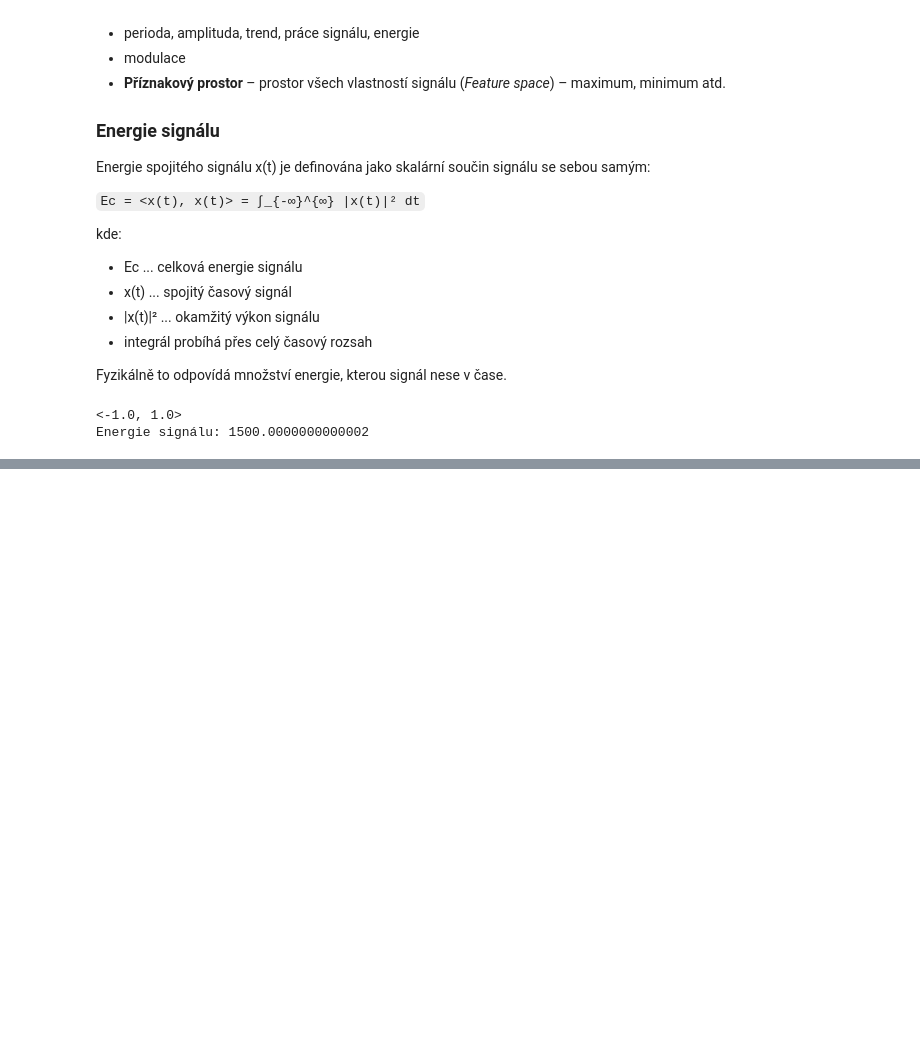
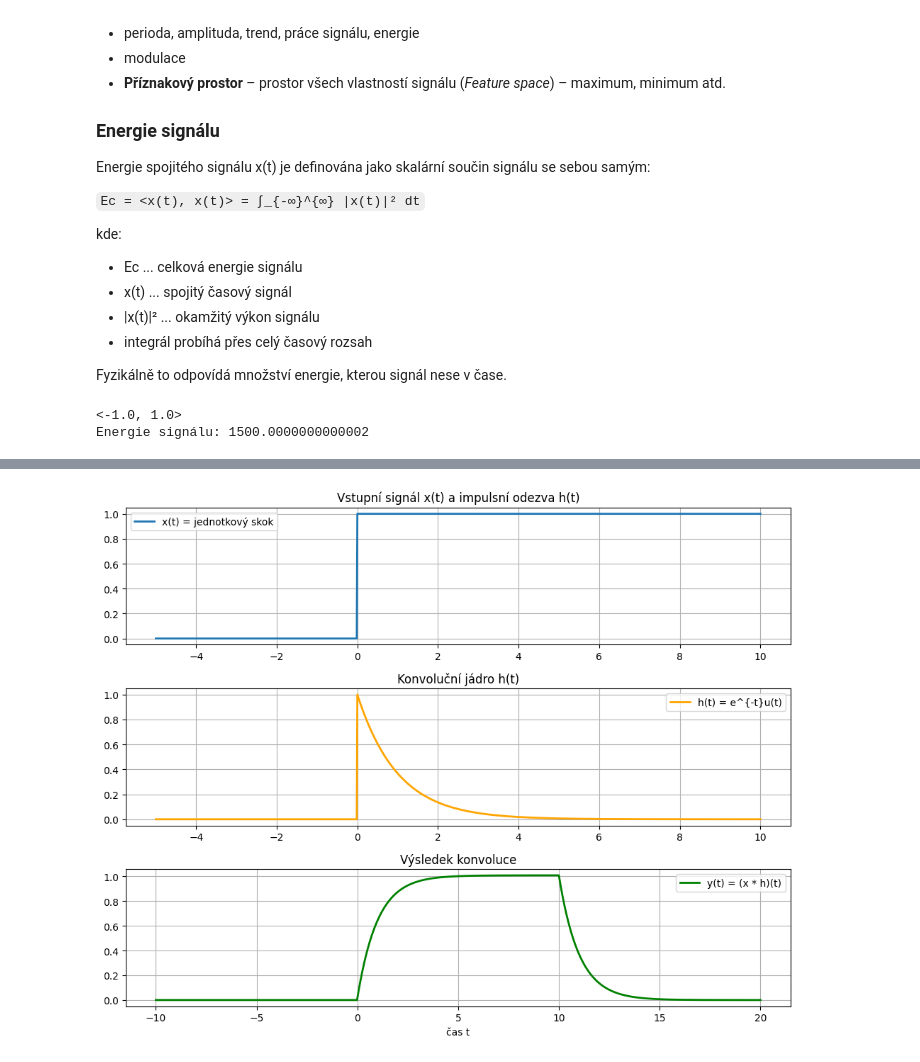
Before and after one commit to majdakleckerova/KI-PZS, a Jupyter notebook: cviceni.ipynb, the cells around one changed output, grey strips where cells are left out. Saved outputs shown, nothing was run; the diff lists cells and outputs as text; code cells hidden in the pictures; blank space fills up the shorter version.

```diff
--- a/cviceni.ipynb
+++ b/cviceni.ipynb
@@ -309,0 +331,44 @@ Příště: konvoluce, korelace, kovariance
+# %%
+import numpy as np
+import matplotlib.pyplot as plt
+from scipy import signal
+
+# Časová osa
+t = np.linspace(-5, 10, 1000)
+
+# Vstupní signál x(t): jednotkový skok
+x = np.heaviside(t, 1)
+
+# Impulsní odezva h(t): exponenciální pokles
+h = np.exp(-t) * np.heaviside(t, 1)
+
+# Výpočet konvoluce (spojitá forma - numericky přes diskrétní vzorky)
+y = np.convolve(x, h, mode='full') * (t[1] - t[0])  # násobíme krokem dt
+t_conv = np.linspace(2*t[0], 2*t[-1], len(y))
+
+# --- Grafické znázornění ---
+plt.figure(figsize=(10, 8))
+
+plt.subplot(3, 1, 1)
+plt.plot(t, x, label='x(t) = jednotkový skok', linewidth=2)
+plt.grid(True)
+plt.legend()
+plt.title('Vstupní signál x(t) a impulsní odezva h(t)')
+
+plt.subplot(3, 1, 2)
+plt.plot(t, h, label='h(t) = e^{-t}u(t)', linewidth=2, color='orange')
+plt.grid(True)
+plt.legend()
+plt.title("Konvoluční jádro h(t)")
+
+plt.subplot(3, 1, 3)
+plt.plot(t_conv, y, label='y(t) = (x * h)(t)', color='green', linewidth=2)
+plt.grid(True)
+plt.legend()
+plt.xlabel('čas t')
+plt.title('Výsledek konvoluce')
+
+plt.tight_layout()
+plt.show()
+# %% [output]
+[figure, added]
```
Also changed, not shown: parts of 10 cells of this notebook.
